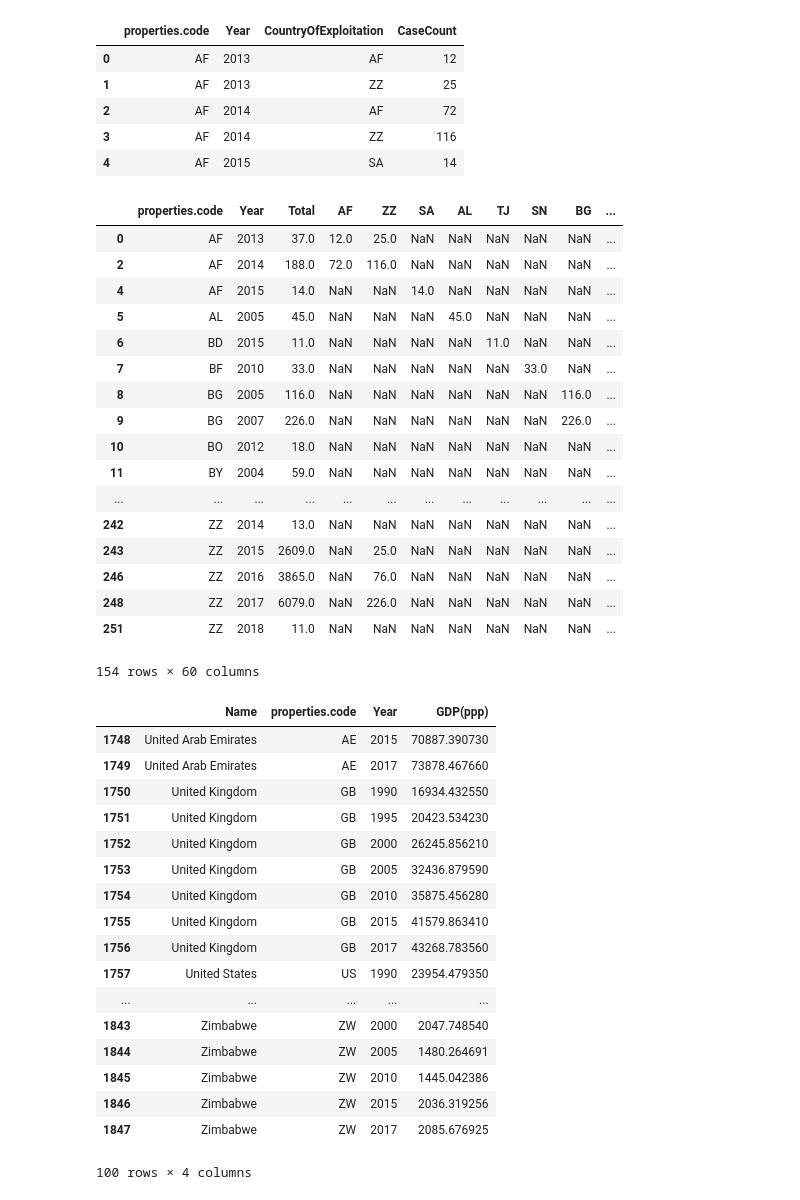
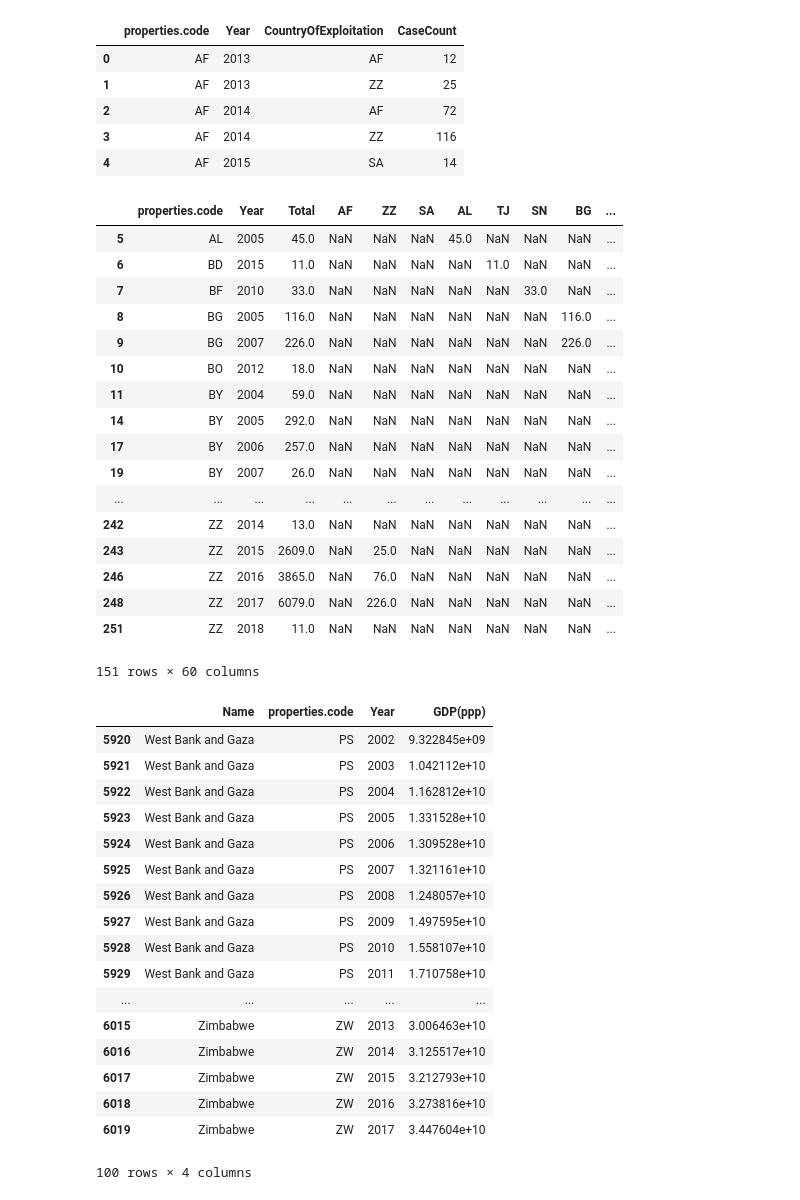
Before and after one commit to benieevelyne/Project2_Neurath, a Jupyter notebook: DataSets/BigMerge.ipynb, the cells around one changed output. Drawn from its saved outputs; the diff is of its cells as text; code cells hidden in the pictures.

```diff
--- a/DataSets/BigMerge.ipynb
+++ b/DataSets/BigMerge.ipynb
@@ -138,12 +135,9 @@ for index,row in traffickingCounts.iterrows():
 
 longcounts.reset_index().to_json("TraffickingCounts.json", orient="records")
 # %%
-longcounts
+longcounts.iloc[3:]
 # %% [output]
 |  | properties.code | Year | Total | AF | ZZ | SA | AL | TJ | SN | BG | ... |
-| 0 | AF | 2013 | 37.0 | 12.0 | 25.0 | NaN | NaN | NaN | NaN | NaN | ... |
-| 2 | AF | 2014 | 188.0 | 72.0 | 116.0 | NaN | NaN | NaN | NaN | NaN | ... |
-| 4 | AF | 2015 | 14.0 | NaN | NaN | 14.0 | NaN | NaN | NaN | NaN | ... |
 | 5 | AL | 2005 | 45.0 | NaN | NaN | NaN | 45.0 | NaN | NaN | NaN | ... |
 | 6 | BD | 2015 | 11.0 | NaN | NaN | NaN | NaN | 11.0 | NaN | NaN | ... |
 | 7 | BF | 2010 | 33.0 | NaN | NaN | NaN | NaN | NaN | 33.0 | NaN | ... |
@@ -151,13 +145,16 @@ longcounts
 | 9 | BG | 2007 | 226.0 | NaN | NaN | NaN | NaN | NaN | NaN | 226.0 | ... |
 | 10 | BO | 2012 | 18.0 | NaN | NaN | NaN | NaN | NaN | NaN | NaN | ... |
 | 11 | BY | 2004 | 59.0 | NaN | NaN | NaN | NaN | NaN | NaN | NaN | ... |
+| 14 | BY | 2005 | 292.0 | NaN | NaN | NaN | NaN | NaN | NaN | NaN | ... |
+| 17 | BY | 2006 | 257.0 | NaN | NaN | NaN | NaN | NaN | NaN | NaN | ... |
+| 19 | BY | 2007 | 26.0 | NaN | NaN | NaN | NaN | NaN | NaN | NaN | ... |
 | ... | ... | ... | ... | ... | ... | ... | ... | ... | ... | ... | ... |
 | 242 | ZZ | 2014 | 13.0 | NaN | NaN | NaN | NaN | NaN | NaN | NaN | ... |
 | 243 | ZZ | 2015 | 2609.0 | NaN | 25.0 | NaN | NaN | NaN | NaN | NaN | ... |
 | 246 | ZZ | 2016 | 3865.0 | NaN | 76.0 | NaN | NaN | NaN | NaN | NaN | ... |
 | 248 | ZZ | 2017 | 6079.0 | NaN | 226.0 | NaN | NaN | NaN | NaN | NaN | ... |
 | 251 | ZZ | 2018 | 11.0 | NaN | NaN | NaN | NaN | NaN | NaN | NaN | ... |
-154 rows × 60 columns
+151 rows × 60 columns
 # %%
 # Total = traffickingCounts.T.sum().reset_index().rename(columns={0:"TotalTrafficked"})\
 # .set_index(['citizenship', 'Year'])
@@ -247,33 +244,33 @@ longcounts
 # FinalTrafficking = FinalTrafficking.reset_index().rename(columns={'citizenship': 'properties.code'})
 # FinalTrafficking.head()
 # %%
-gdp = pandas.read_csv('Countries_GDP.csv')
+gdp = pandas.read_csv('Countries_GDP_Cleaned.csv')
 gdp = pandas.DataFrame(gdp)
-gdp = gdp.rename(columns={'Code':'properties.code'})
-gdp['properties.code'] = gdp['properties.code'].apply(str)
-gdp = gdp.replace('..', -99)
-gdp['GDP'] = gdp['GDP'].apply(float)
-gdp = gdp.rename(columns={'GDP':'GDP(ppp)', 'Country Name':'Name'})
+gdp = gdp.rename(columns={'Country Code':'properties.code'})
+# gdp['properties.code'] = gdp['properties.code'].apply(str)
+# gdp = gdp.replace('..', -99)
+# gdp['GDP'] = gdp['GDP'].apply(float)
+gdp = gdp.rename(columns={'GPD Values':'GDP(ppp)', 'Country Name':'Name', "Years":'Year'})
 # gdp.dtypes
 gdp.tail(100)
 # %% [output]
 |  | Name | properties.code | Year | GDP(ppp) |
-| 1748 | United Arab Emirates | AE | 2015 | 70887.390730 |
-| 1749 | United Arab Emirates | AE | 2017 | 73878.467660 |
-| 1750 | United Kingdom | GB | 1990 | 16934.432550 |
-| 1751 | United Kingdom | GB | 1995 | 20423.534230 |
-| 1752 | United Kingdom | GB | 2000 | 26245.856210 |
-| 1753 | United Kingdom | GB | 2005 | 32436.879590 |
-| 1754 | United Kingdom | GB | 2010 | 35875.456280 |
-| 1755 | United Kingdom | GB | 2015 | 41579.863410 |
-| 1756 | United Kingdom | GB | 2017 | 43268.783560 |
-| 1757 | United States | US | 1990 | 23954.479350 |
+| 5920 | West Bank and Gaza | PS | 2002 | 9.322845e+09 |
+| 5921 | West Bank and Gaza | PS | 2003 | 1.042112e+10 |
+| 5922 | West Bank and Gaza | PS | 2004 | 1.162812e+10 |
+| 5923 | West Bank and Gaza | PS | 2005 | 1.331528e+10 |
+| 5924 | West Bank and Gaza | PS | 2006 | 1.309528e+10 |
+| 5925 | West Bank and Gaza | PS | 2007 | 1.321161e+10 |
+| 5926 | West Bank and Gaza | PS | 2008 | 1.248057e+10 |
+| 5927 | West Bank and Gaza | PS | 2009 | 1.497595e+10 |
+| 5928 | West Bank and Gaza | PS | 2010 | 1.558107e+10 |
+| 5929 | West Bank and Gaza | PS | 2011 | 1.710758e+10 |
 | ... | ... | ... | ... | ... |
-| 1843 | Zimbabwe | ZW | 2000 | 2047.748540 |
-| 1844 | Zimbabwe | ZW | 2005 | 1480.264691 |
-| 1845 | Zimbabwe | ZW | 2010 | 1445.042386 |
-| 1846 | Zimbabwe | ZW | 2015 | 2036.319256 |
-| 1847 | Zimbabwe | ZW | 2017 | 2085.676925 |
+| 6015 | Zimbabwe | ZW | 2013 | 3.006463e+10 |
+| 6016 | Zimbabwe | ZW | 2014 | 3.125517e+10 |
+| 6017 | Zimbabwe | ZW | 2015 | 3.212793e+10 |
+| 6018 | Zimbabwe | ZW | 2016 | 3.273816e+10 |
+| 6019 | Zimbabwe | ZW | 2017 | 3.447604e+10 |
 100 rows × 4 columns
 # %%
  def colorPick(gdp_md_est):
```
Also changed, not shown: parts of 22 cells of this notebook, 11 other files.
